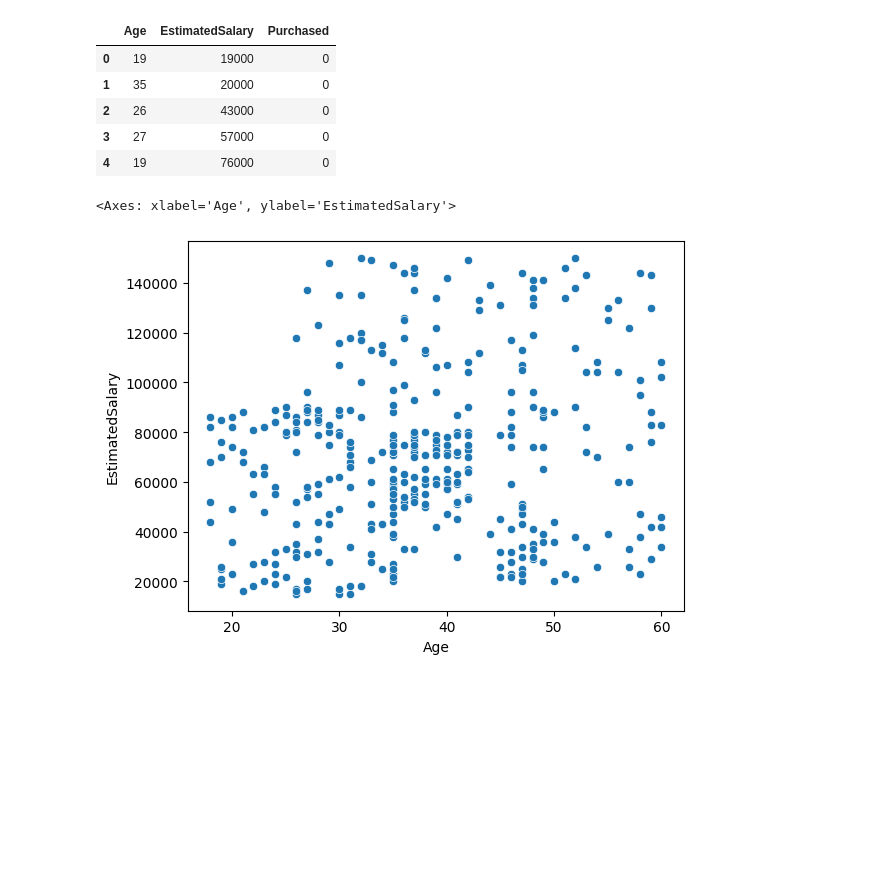
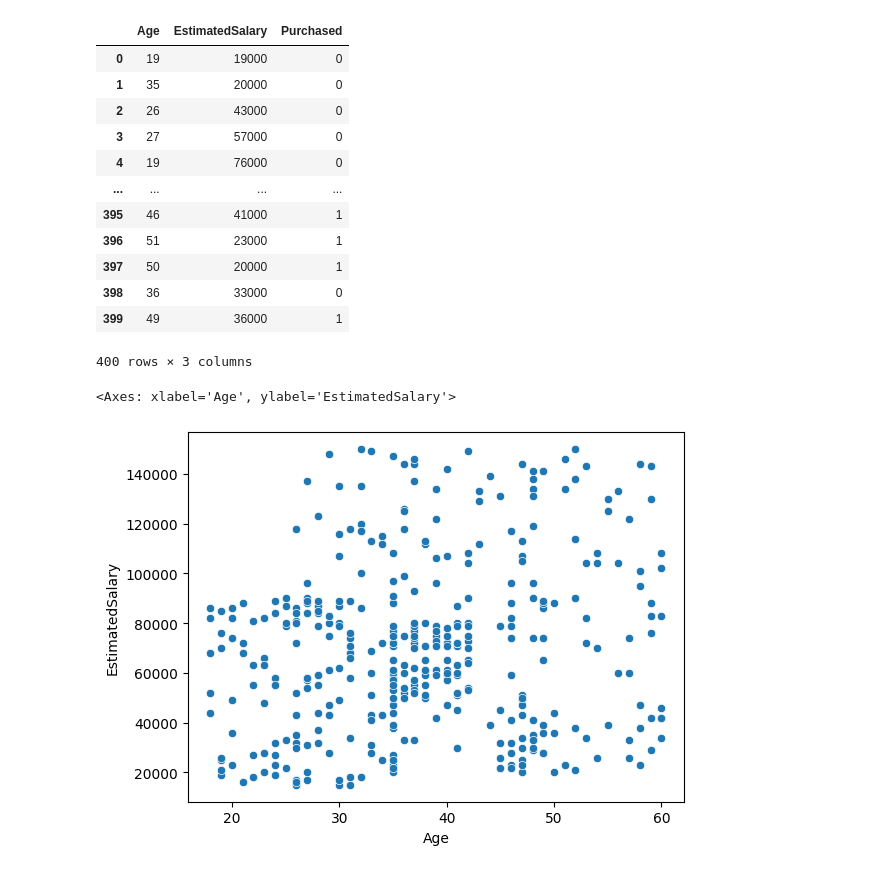
Before and after one commit to ritigit7/Python, a Jupyter notebook: Include/jupyter_files/Deep-Learning/feature_scaling.ipynb, the cells around one changed output. Drawn from its saved outputs; the diff is of its cells as text; code cells hidden in the pictures; blank space fills up the shorter version.

```diff
--- a/Include/jupyter_files/Deep-Learning/feature_scaling.ipynb
+++ b/Include/jupyter_files/Deep-Learning/feature_scaling.ipynb
@@ -5,14 +5,21 @@ import pandas as pd
 df = pd.read_csv('Social_Network_Ads.csv')
 # %%
 df = df.iloc[:,2:]
-df.head()
+df
 # %% [output]
 |  | Age | EstimatedSalary | Purchased |
 | 0 | 19 | 19000 | 0 |
 | 1 | 35 | 20000 | 0 |
 | 2 | 26 | 43000 | 0 |
 | 3 | 27 | 57000 | 0 |
 | 4 | 19 | 76000 | 0 |
+| ... | ... | ... | ... |
+| 395 | 46 | 41000 | 1 |
+| 396 | 51 | 23000 | 1 |
+| 397 | 50 | 20000 | 1 |
+| 398 | 36 | 33000 | 0 |
+| 399 | 49 | 36000 | 1 |
+400 rows × 3 columns
 # %%
 import seaborn as sns
 # %%
```
Also changed, not shown: 7 other files.
